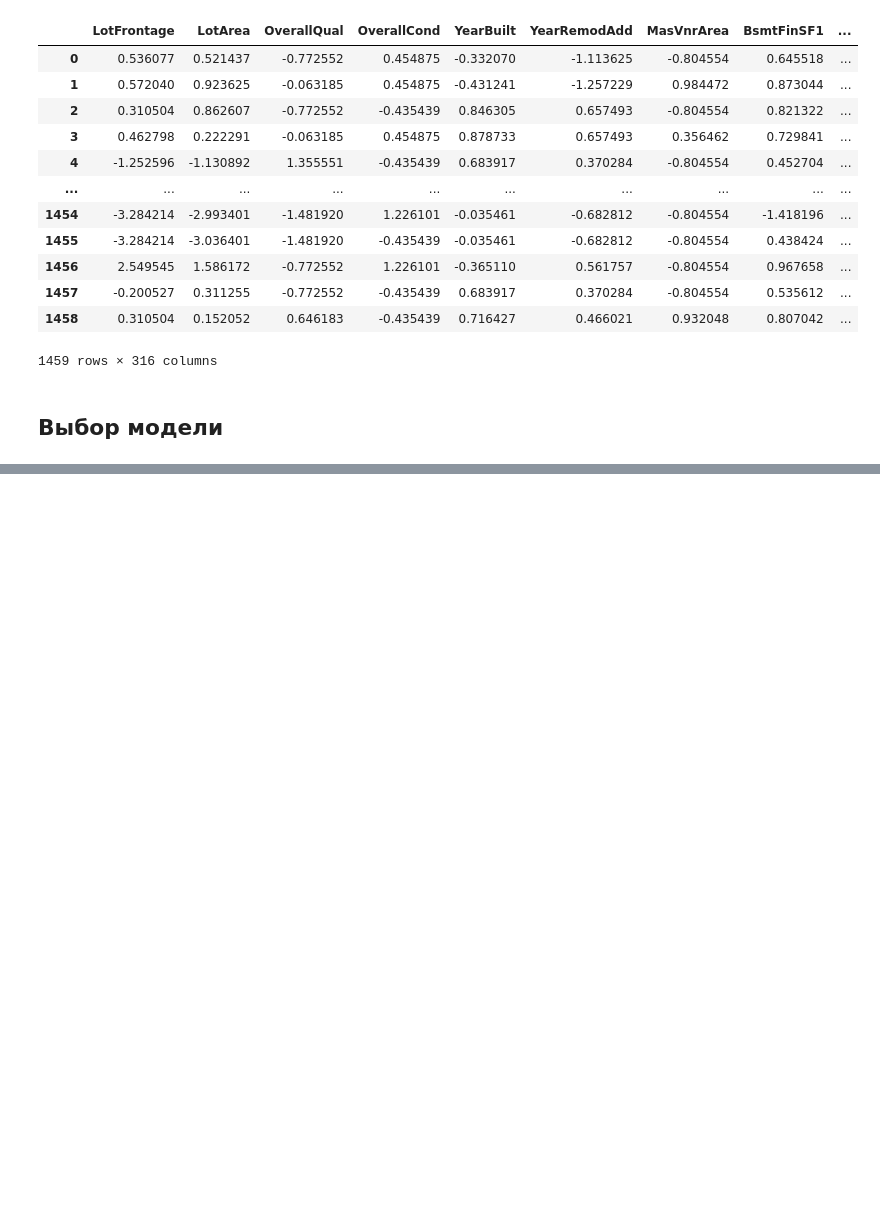
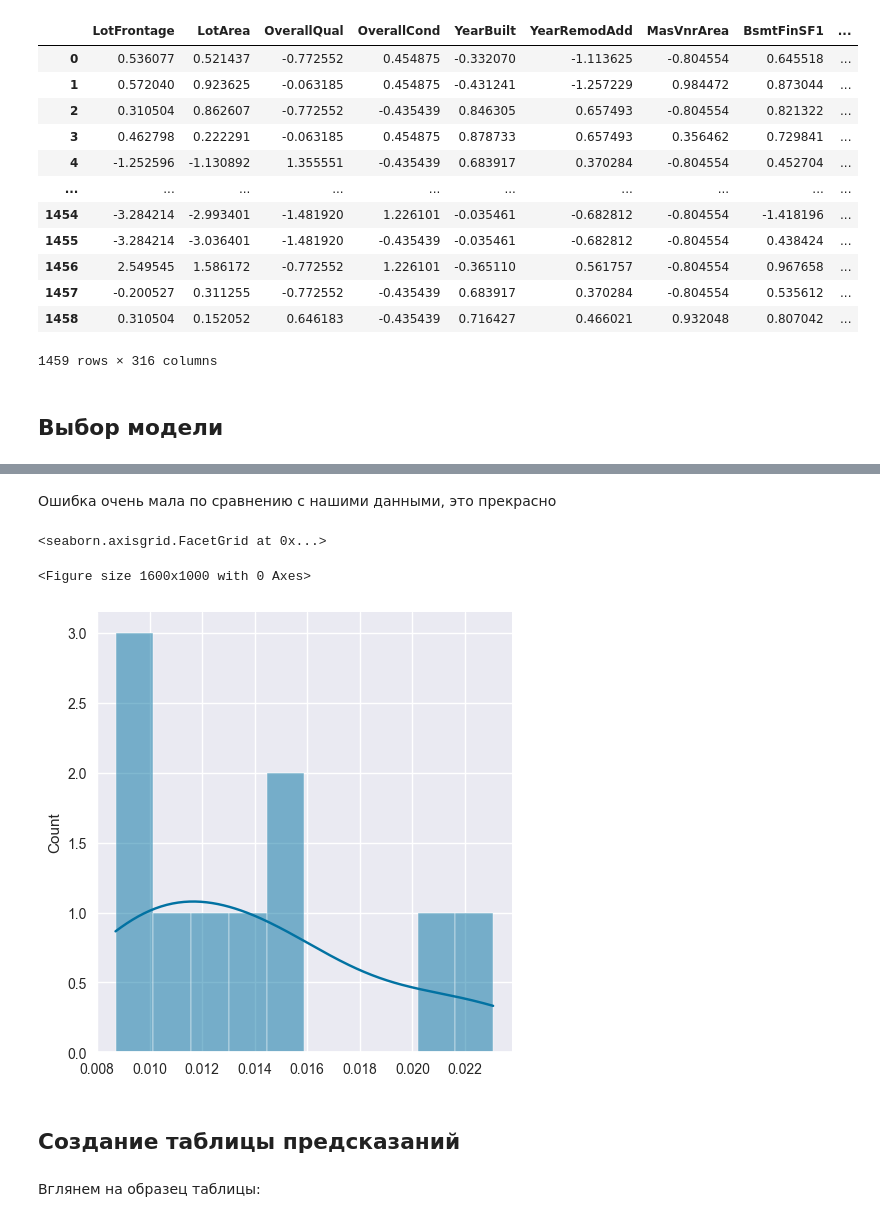
Before and after one commit to armeiski/ML_trainings, a Jupyter notebook: House_Price_Prediction/house_prices.ipynb, the cells around one changed output, grey strips where cells are left out. Saved outputs shown, nothing was run; the diff lists cells and outputs as text; code cells hidden in the pictures; blank space fills up the shorter version.

Commit message:
Baseline model
It is 0.12381 Score on Kaggle. 424 place in the leaderboard

```diff
--- a/House_Price_Prediction/house_prices.ipynb
+++ b/House_Price_Prediction/house_prices.ipynb
@@ -520,0 +494,4 @@ compare_models()
+# %%
+baseline_model = CatBoostRegressor(verbose=0)
+# %%
+baseline_model.fit(train_final, log_target)
@@ -520,0 +504,3 @@ compare_models()
+# %%
+kf = KFold(n_splits=10)
+results = cross_val_score(baseline_model, train_final, log_target, scoring='neg_mean_squared_error', cv=kf)
@@ -520,0 +530,14 @@ compare_models()
+# %% [markdown]
+Ошибка очень мала по сравнению с нашими данными, это прекрасно
+# %%
+plt.figure(figsize=(16, 10))
+
+sns.displot(-results, bins=10, kde=True)
+# %% [output]
+<seaborn.axisgrid.FacetGrid at 0x...>
+<Figure size 1600x1000 with 0 Axes>
+[figure, added]
+# %% [markdown]
+## Создание таблицы предсказаний
+# %% [markdown]
+Вглянем на образец таблицы:
```
Also changed, not shown: parts of 18 cells of this notebook, 6 other files.
